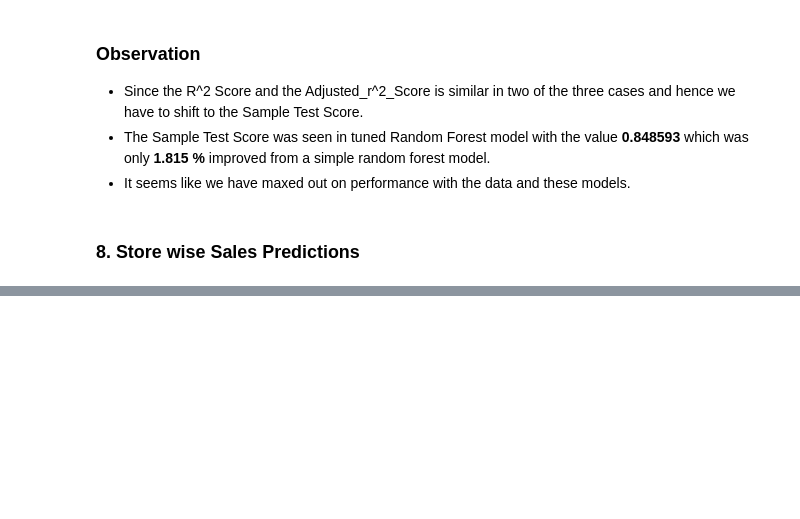
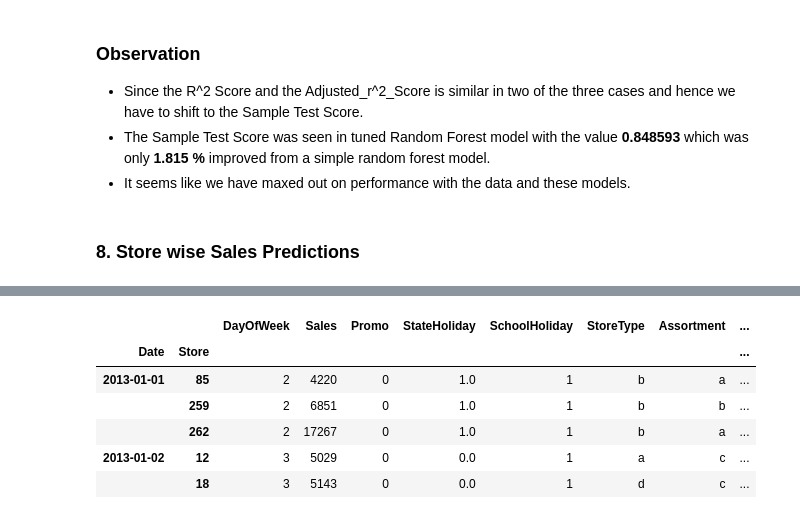
Before and after one commit to Mayank0195/Capstone_Project_ML_Regression_Retail_Sales_Prediction, a Jupyter notebook: Retail_Sales_Prediction_part_2.ipynb, the cells around one changed output, grey strips where cells are left out. Cells and saved outputs as stored; diff of their text form; code cells hidden in the pictures; blank space fills up the shorter version.

```diff
--- a/Retail_Sales_Prediction_part_2.ipynb
+++ b/Retail_Sales_Prediction_part_2.ipynb
@@ -824,3 +522,13 @@ dfd
+# %%
+dfd.head()
+# %% [output]
+|  |  | DayOfWeek | Sales | Promo | StateHoliday | SchoolHoliday | StoreType | Assortment | ... |
+| Date | Store |  |  |  |  |  |  |  | ... |
+| 2013-01-01 | 85 | 2 | 4220 | 0 | 1.0 | 1 | b | a | ... |
+|  | 259 | 2 | 6851 | 0 | 1.0 | 1 | b | b | ... |
+|  | 262 | 2 | 17267 | 0 | 1.0 | 1 | b | a | ... |
+| 2013-01-02 | 12 | 3 | 5029 | 0 | 0.0 | 1 | a | c | ... |
+|  | 18 | 3 | 5143 | 0 | 0.0 | 1 | d | c | ... |
 # %%
 # split features and labels
 X = dfd.drop('Sales', axis=1)
```
Also changed, not shown: parts of 63 cells of this notebook.
